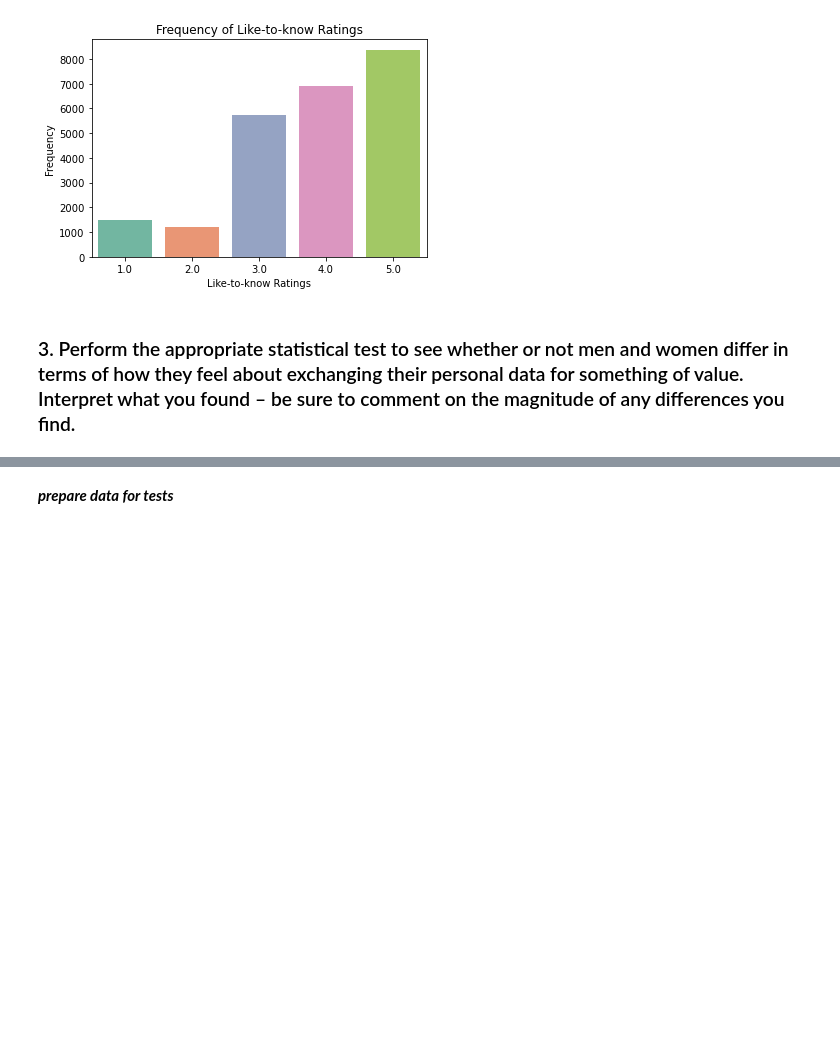
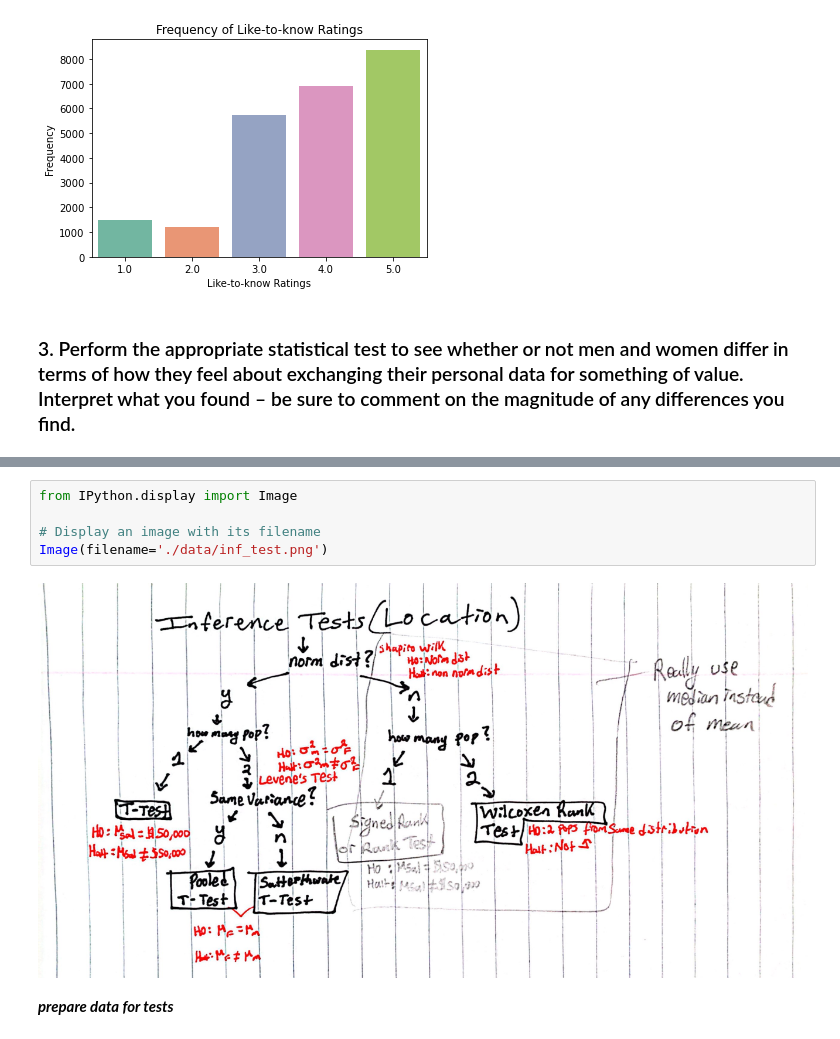
Before and after one commit to danschumac1/DDDM-EX2, a Jupyter notebook: Ex 2.ipynb, the cells around one changed output, grey strips where cells are left out. Saved outputs shown, nothing was run; the diff lists cells and outputs as text; blank space fills up the shorter version.

```diff
--- a/Ex 2.ipynb
+++ b/Ex 2.ipynb
@@ -110,3 +104,10 @@ IFrame(pdf_path, width=700, height=551)
+# %%
+from IPython.display import Image
+
+# Display an image with its filename
+Image(filename='./data/inf_test.png')
+# %% [output]
+[figure, added]
 # %% [markdown]
 ___prepare data for tests___
 # %%
```
Also changed, not shown: parts of 1 cell of this notebook, 4 other files.
